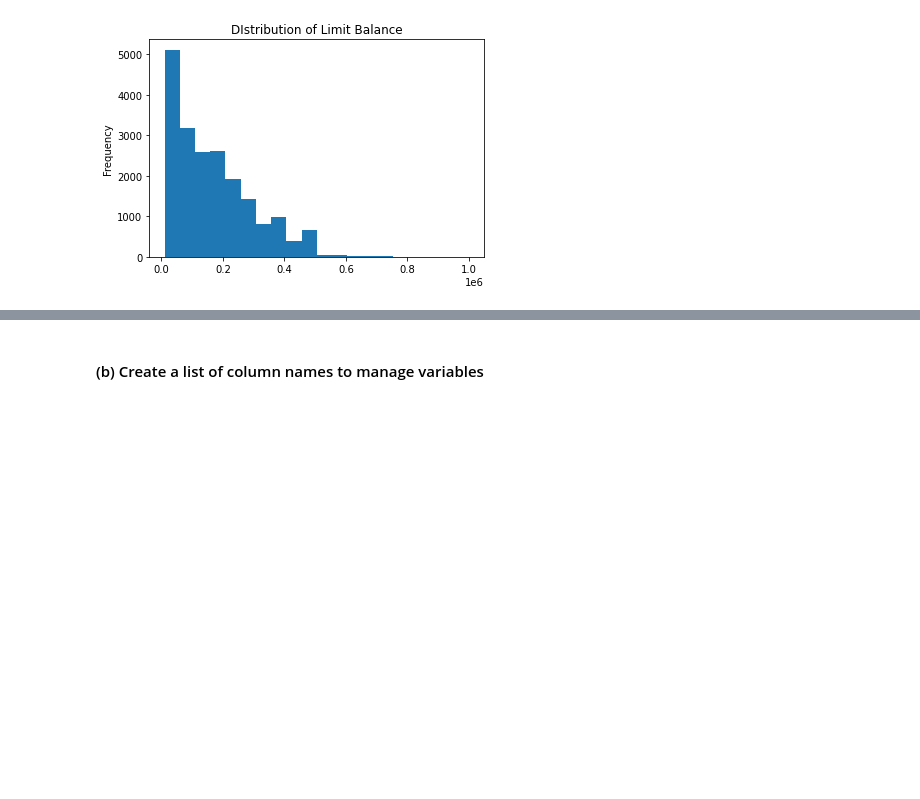
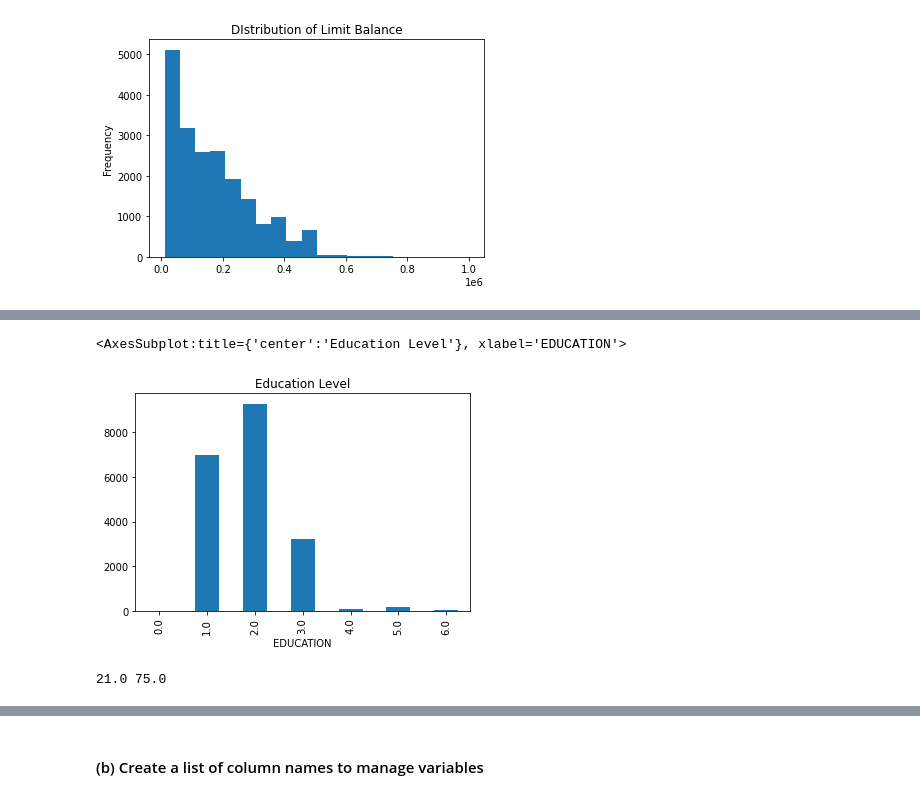
Before and after one commit to inderrana/credit_card_default_predictions, a Jupyter notebook: code/Group_project_SML.ipynb, the cells around one changed output, grey strips where cells are left out. Saved outputs shown, nothing was run; the diff lists cells and outputs as text; code cells hidden in the pictures; blank space fills up the shorter version.

```diff
--- a/code/Group_project_SML.ipynb
+++ b/code/Group_project_SML.ipynb
@@ -175,0 +185,9 @@ train.LIMIT_BAL.plot.hist(bins=20, title = "DIstribution of Limit Balance")
+# %%
+train.groupby("EDUCATION")["cust_id"].count().plot(kind='bar', title= 'Education Level')
+# %% [output]
+<AxesSubplot:title={'center':'Education Level'}, xlabel='EDUCATION'>
+[figure, added]
+# %%
+print(min(train.AGE), max(train.AGE))
+# %% [output]
+21.0 75.0
```
Also changed, not shown: parts of 45 cells of this notebook, 1 other file.
